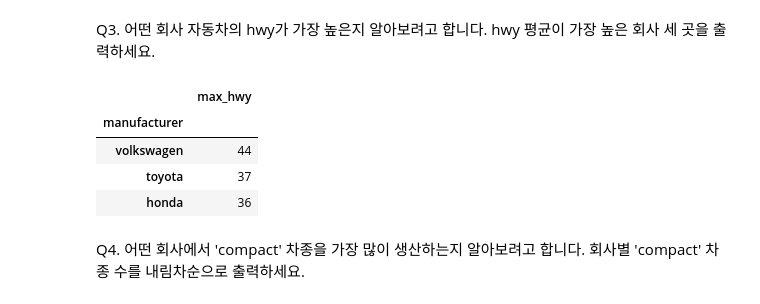
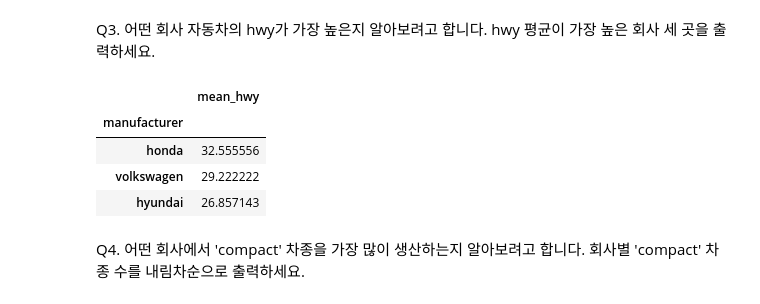
Before and after one commit to htkim1097/GreenTechCourse, a Jupyter notebook: 02_DataAnalysis/D021_250617/ex250617.ipynb, the cells around one changed output. Cells and saved outputs as stored; diff of their text form; code cells hidden in the pictures.

```diff
--- a/02_DataAnalysis/D021_250617/ex250617.ipynb
+++ b/02_DataAnalysis/D021_250617/ex250617.ipynb
@@ -1420,13 +1420,13 @@ mpg.groupby('category').agg(avg_cty = ('cty', 'mean')).sort_values('avg_cty', as
 # %% [markdown]
 Q3. 어떤 회사 자동차의 hwy가 가장 높은지 알아보려고 합니다. hwy 평균이 가장 높은 회사 세 곳을 출력하세요.
 # %%
-mpg.groupby('manufacturer').agg(max_hwy = ('hwy', 'max')).sort_values('max_hwy', ascending=False).head(3)
+mpg.groupby('manufacturer').agg(mean_hwy = ('hwy', 'mean')).sort_values('mean_hwy', ascending=False).head(3)
 # %% [output]
-|  | max_hwy |
+|  | mean_hwy |
 | manufacturer |  |
-| volkswagen | 44 |
-| toyota | 37 |
-| honda | 36 |
+| honda | 32.555556 |
+| volkswagen | 29.222222 |
+| hyundai | 26.857143 |
 # %% [markdown]
 Q4. 어떤 회사에서 'compact' 차종을 가장 많이 생산하는지 알아보려고 합니다. 회사별 'compact' 차종 수를 내림차순으로 출력하세요.
 # %%
```
Also changed, not shown: parts of 26 cells of this notebook, 3 other files.
